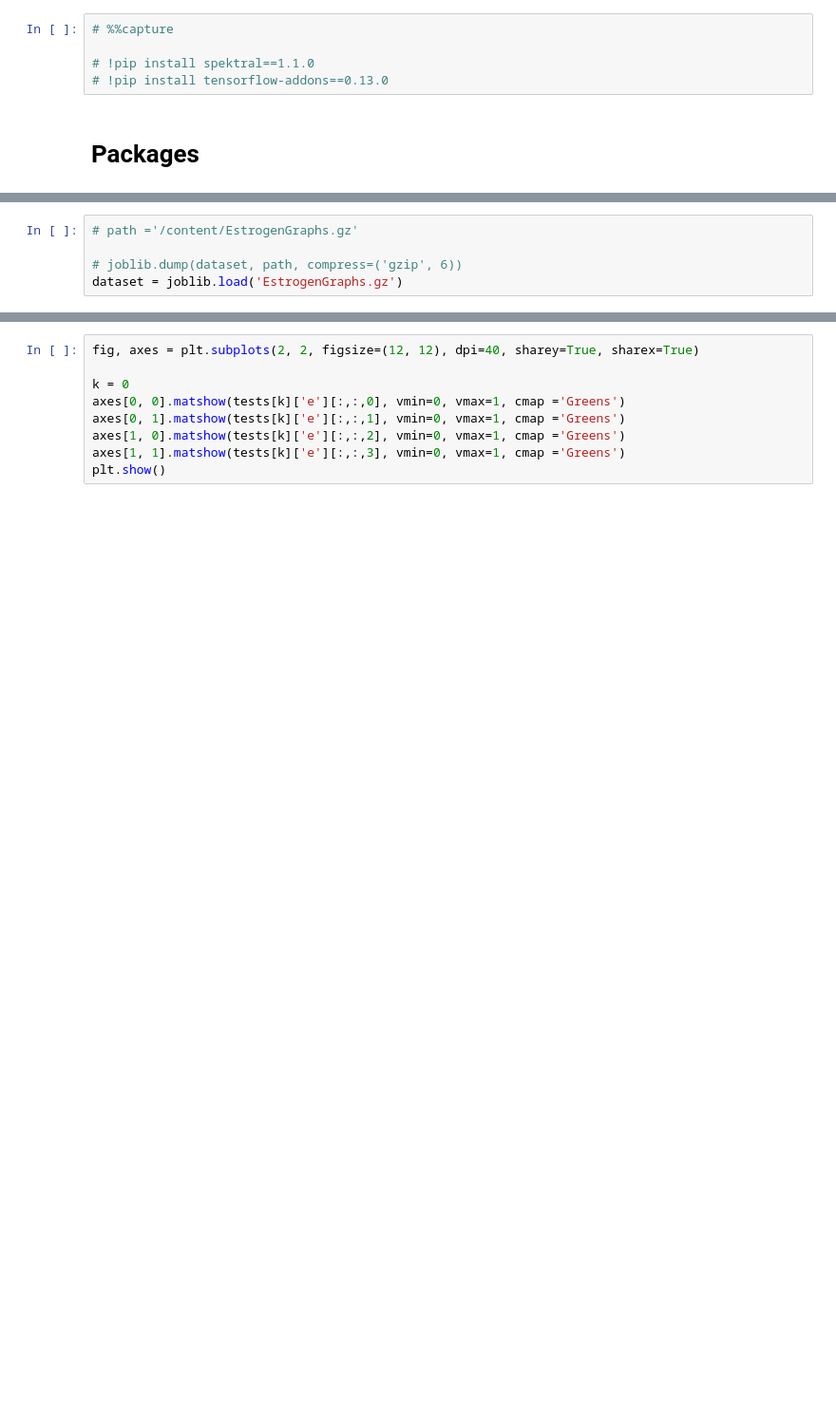
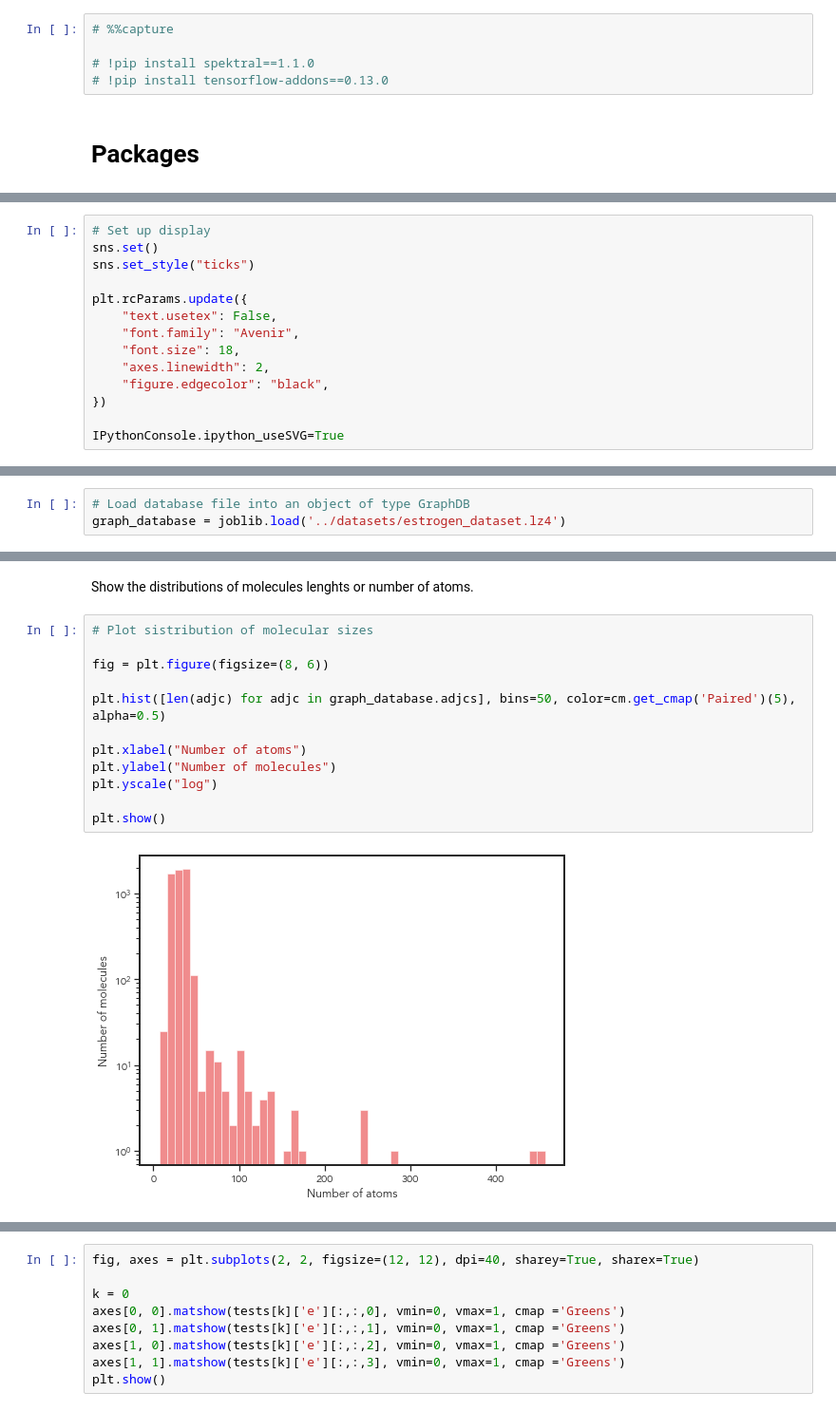
Before and after one commit to alejogiley/ChemGraphs, a Jupyter notebook: notebooks/playground.ipynb, the cells around one changed output, grey strips where cells are left out. Shown: that part at 95% size. Drawn from its saved outputs; the diff is of its cells as text; blank space fills up the shorter version.

Commit message:
new figures for notebook

```diff
--- a/notebooks/playground.ipynb
+++ b/notebooks/playground.ipynb
@@ -91,3 +88,17 @@ sns.set()
+# %%
+# Set up display
+sns.set()
+sns.set_style("ticks")
+
+plt.rcParams.update({
+    "text.usetex": False,
+    "font.family": "Avenir",
+    "font.size": 18,
+    "axes.linewidth": 2,
+    "figure.edgecolor": "black",
+})
+
+IPythonConsole.ipython_useSVG=True
 # %% [markdown]
 # Processing data from [*BindingDB*](https://www.bindingdb.org/bind/index.jsp)
 
@@ -240,5 +112,0 @@ dataset = EstrogenDB(
-# %%
-# path ='/content/EstrogenGraphs.gz'
-
-# joblib.dump(dataset, path, compress=('gzip', 6))
-dataset = joblib.load('EstrogenGraphs.gz')
@@ -244,0 +122,3 @@ dataset = joblib.load('EstrogenGraphs.gz')
+# %%
+# Load database file into an object of type GraphDB
+graph_database = joblib.load('../datasets/estrogen_dataset.lz4')
@@ -244,0 +142,16 @@ dataset = joblib.load('EstrogenGraphs.gz')
+# %% [markdown]
+Show the distributions of molecules lenghts or number of atoms.
+# %%
+# Plot sistribution of molecular sizes
+
+fig = plt.figure(figsize=(8, 6))
+
+plt.hist([len(adjc) for adjc in graph_database.adjcs], bins=50, color=cm.get_cmap('Paired')(5), alpha=0.5)
+
+plt.xlabel("Number of atoms")
+plt.ylabel("Number of molecules")
+plt.yscale("log")
+
+plt.show()
+# %% [output]
+[figure, added]
```
Also changed, not shown: parts of 15 cells of this notebook, 7 other files.
